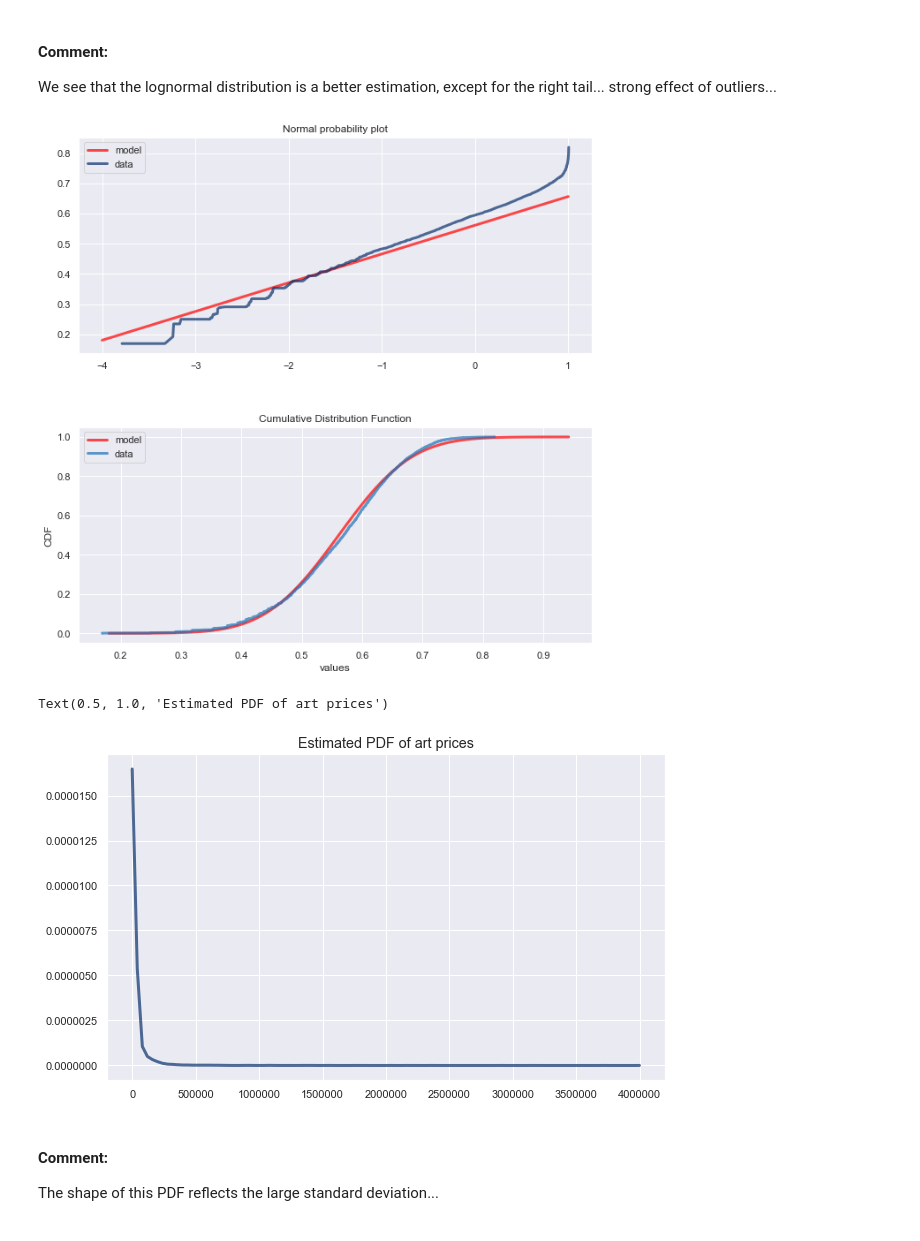
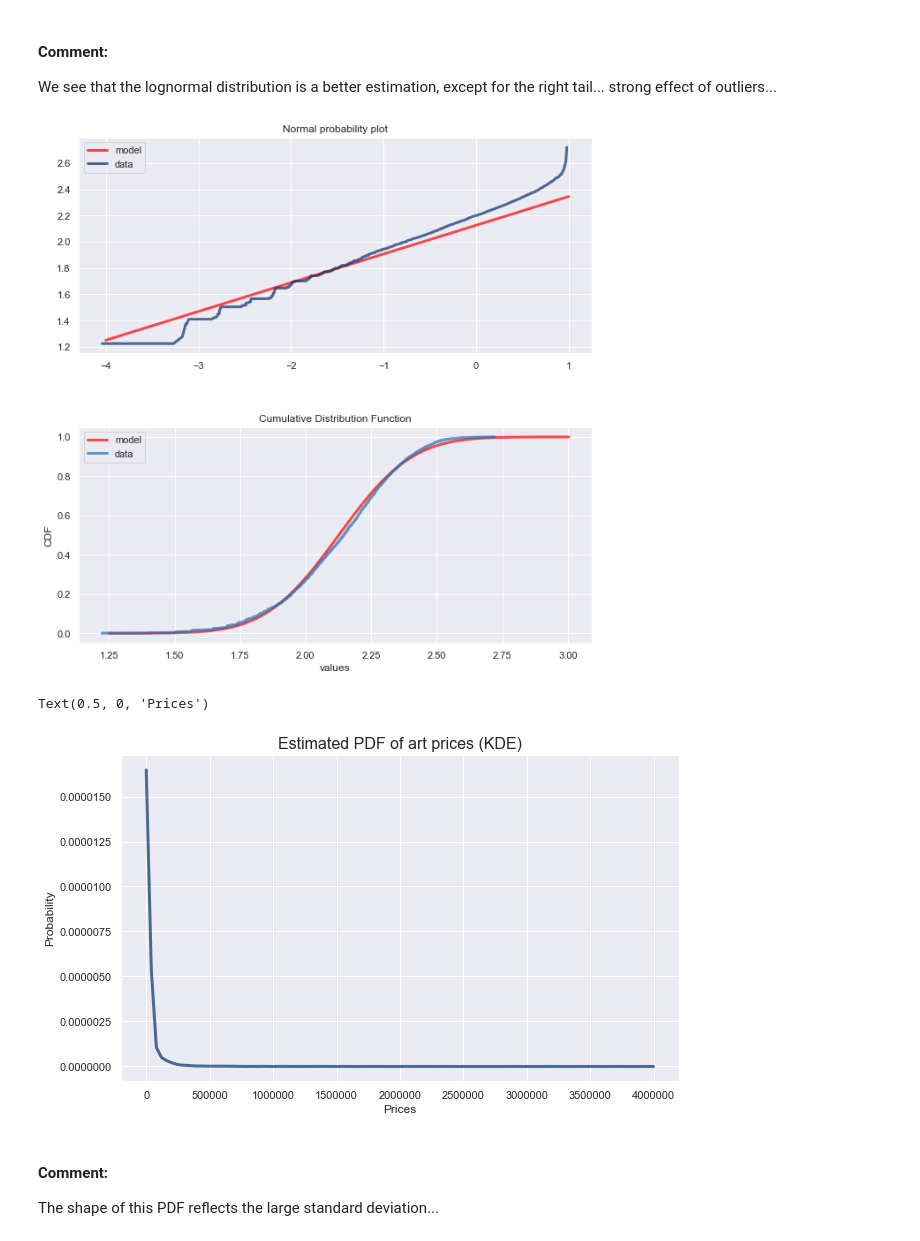
Before and after one commit to dcaohuu18/saffronart_stats_analysis, a Jupyter notebook: distributions.ipynb, the cells around one changed output. Saved outputs shown, nothing was run; the diff lists cells and outputs as text; code cells hidden in the pictures.

Commit message:
plot KDE vs lognormal model

```diff
--- a/distributions.ipynb
+++ b/distributions.ipynb
@@ -256,21 +272,29 @@ We see that the lognormal distribution is a better estimation, except for the ri
 # %%
 # try a log-lognormal distribution:
 
-log2_price = np.log10(log_price)
-normal_dist_test(log2_price, [-4, 1])
+loglog_price = np.log(log_price)
+normal_dist_test(loglog_price, [-4, 1])
 # %% [output]
-[figure, old version]
+[figure, new version]
 # %%
 # Estimated PDF using KDE:
 
-price_pdf = thinkstats2.EstimatedPdf(saffronart_df.winning_bid.dropna())
+def plot_kde(data_series, size=(10, 6)):
+    kde_pdf = thinkstats2.EstimatedPdf(data_series.dropna())
 
-plt.figure(figsize = (10, 6))
-thinkplot.Pdf(sample_pdf, label='sample KDE')
-plt.title('Estimated PDF of art prices', fontsize ='x-large')
+    plt.figure(figsize = size)
+    thinkplot.Pdf(kde_pdf, label='sample KDE')
+
+    plt.xlabel('Values', fontsize = '12')
+    plt.ylabel('Probability', fontsize = '12')
+    plt.title('Estimated PDF (KDE)', fontsize ='x-large')
+
+plot_kde(saffronart_df.winning_bid)
+plt.title(label='Estimated PDF of art prices (KDE)', fontsize='16')
+plt.xlabel('Prices', fontsize = '12')
 # %% [output]
-Text(0.5, 1.0, 'Estimated PDF of art prices')
+Text(0.5, 0, 'Prices')
-[figure, old version]
+[figure, new version]
 # %% [markdown]
 #### Comment:
 
```
Also changed, not shown: parts of 8 cells of this notebook.
